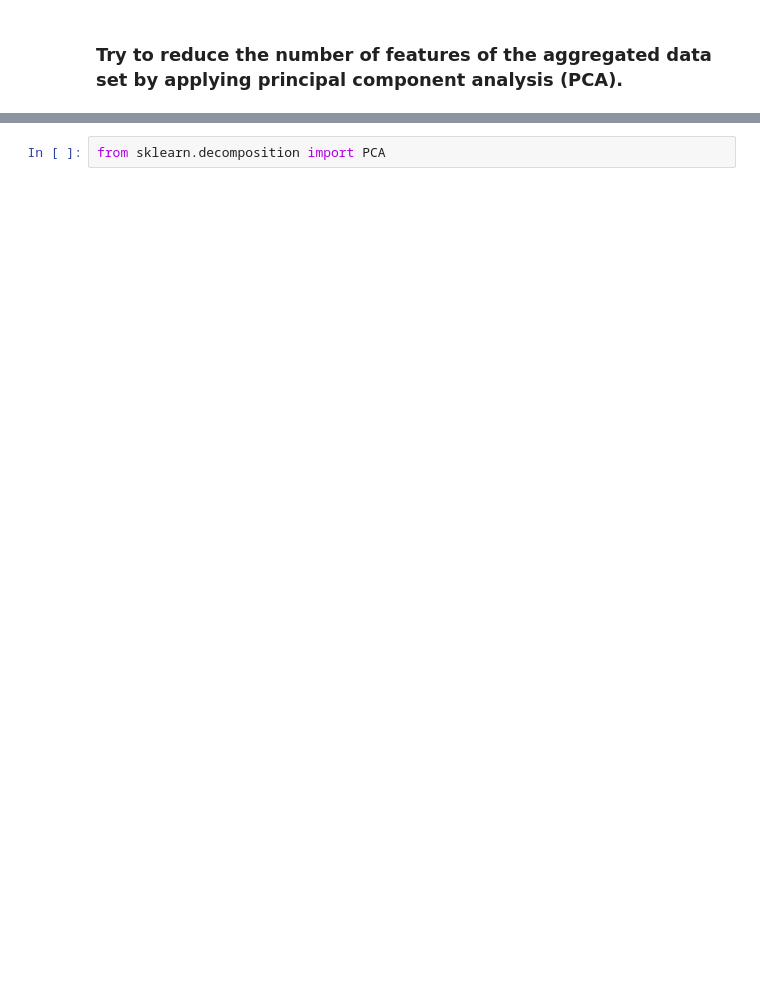
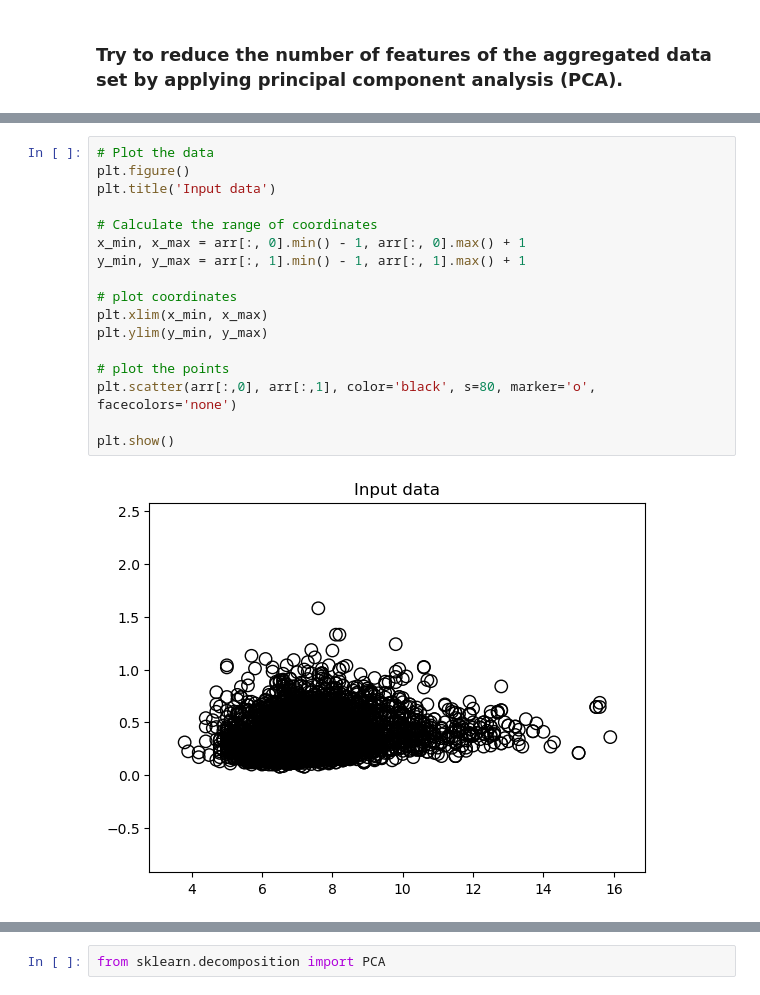
Before and after one commit to cph-oo221/Dat4-BI-MP2, a Jupyter notebook: wine.ipynb, the cells around one changed output, grey strips where cells are left out. Saved outputs shown, nothing was run; the diff lists cells and outputs as text; blank space fills up the shorter version.

```diff
--- a/wine.ipynb
+++ b/wine.ipynb
@@ -661,0 +676,19 @@ combined_df.sample()
+# %%
+# Plot the data
+plt.figure()
+plt.title('Input data')
+
+# Calculate the range of coordinates
+x_min, x_max = arr[:, 0].min() - 1, arr[:, 0].max() + 1
+y_min, y_max = arr[:, 1].min() - 1, arr[:, 1].max() + 1
+
+# plot coordinates
+plt.xlim(x_min, x_max)
+plt.ylim(y_min, y_max)
+
+# plot the points
+plt.scatter(arr[:,0], arr[:,1], color='black', s=80, marker='o', facecolors='none')
+
+plt.show()
+# %% [output]
+[figure, added]
```
Also changed, not shown: parts of 21 cells of this notebook.
